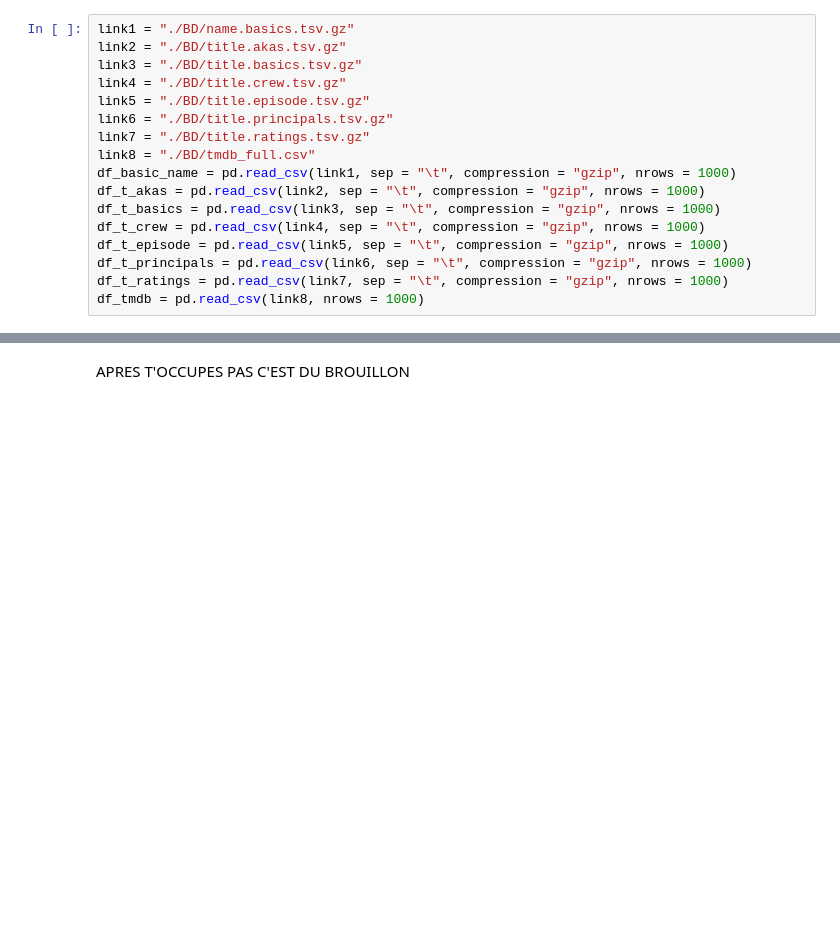
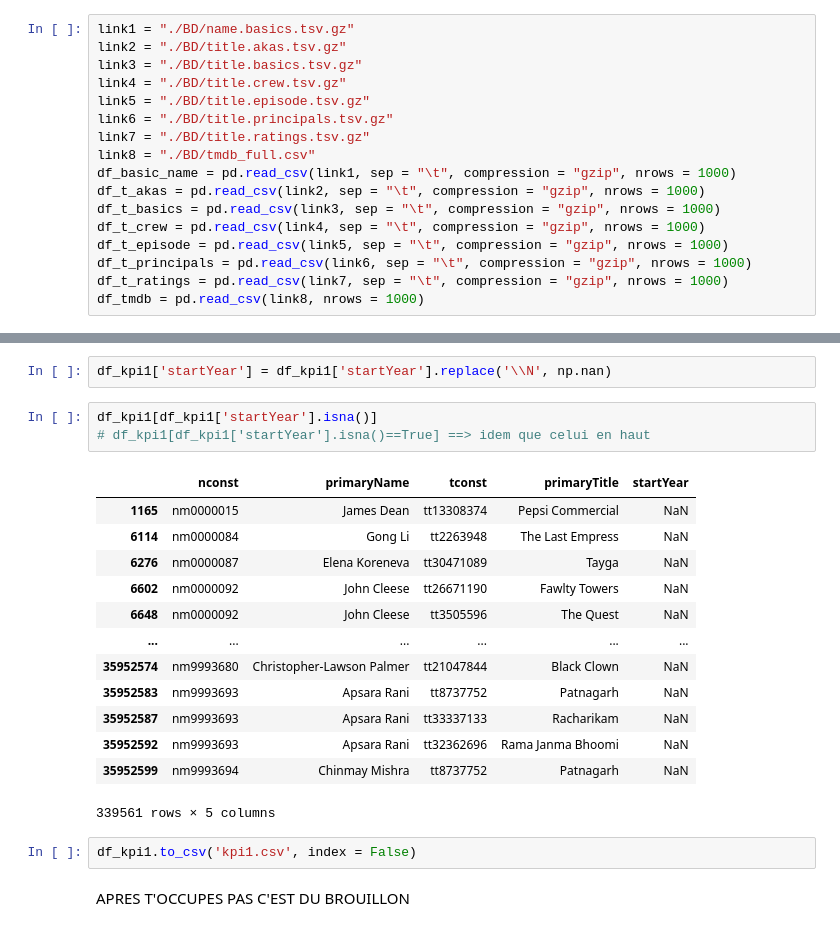
Before and after one commit to Garvoz/Alicine, a Jupyter notebook: brouillon antoine.ipynb, the cells around one changed output, grey strips where cells are left out. Drawn from its saved outputs; the diff is of its cells as text; blank space fills up the shorter version.

```diff
--- a/brouillon antoine.ipynb
+++ b/brouillon antoine.ipynb
@@ -53,3 +146,24 @@ df_kpi1
+# %%
+df_kpi1['startYear'] = df_kpi1['startYear'].replace('\\N', np.nan)
+# %%
+df_kpi1[df_kpi1['startYear'].isna()]
+# df_kpi1[df_kpi1['startYear'].isna()==True] ==> idem que celui en haut
+# %% [output]
+|  | nconst | primaryName | tconst | primaryTitle | startYear |
+| 1165 | nm0000015 | James Dean | tt13308374 | Pepsi Commercial | NaN |
+| 6114 | nm0000084 | Gong Li | tt2263948 | The Last Empress | NaN |
+| 6276 | nm0000087 | Elena Koreneva | tt30471089 | Tayga | NaN |
+| 6602 | nm0000092 | John Cleese | tt26671190 | Fawlty Towers | NaN |
+| 6648 | nm0000092 | John Cleese | tt3505596 | The Quest | NaN |
+| ... | ... | ... | ... | ... | ... |
+| 35952574 | nm9993680 | Christopher-Lawson Palmer | tt21047844 | Black Clown | NaN |
+| 35952583 | nm9993693 | Apsara Rani | tt8737752 | Patnagarh | NaN |
+| 35952587 | nm9993693 | Apsara Rani | tt33337133 | Racharikam | NaN |
+| 35952592 | nm9993693 | Apsara Rani | tt32362696 | Rama Janma Bhoomi | NaN |
+| 35952599 | nm9993694 | Chinmay Mishra | tt8737752 | Patnagarh | NaN |
+339561 rows × 5 columns
+# %%
+df_kpi1.to_csv('kpi1.csv', index = False)
 # %% [markdown]
 APRES T'OCCUPES PAS C'EST DU BROUILLON
 # %%
```
Also changed, not shown: parts of 13 cells of this notebook, 11 other files.
